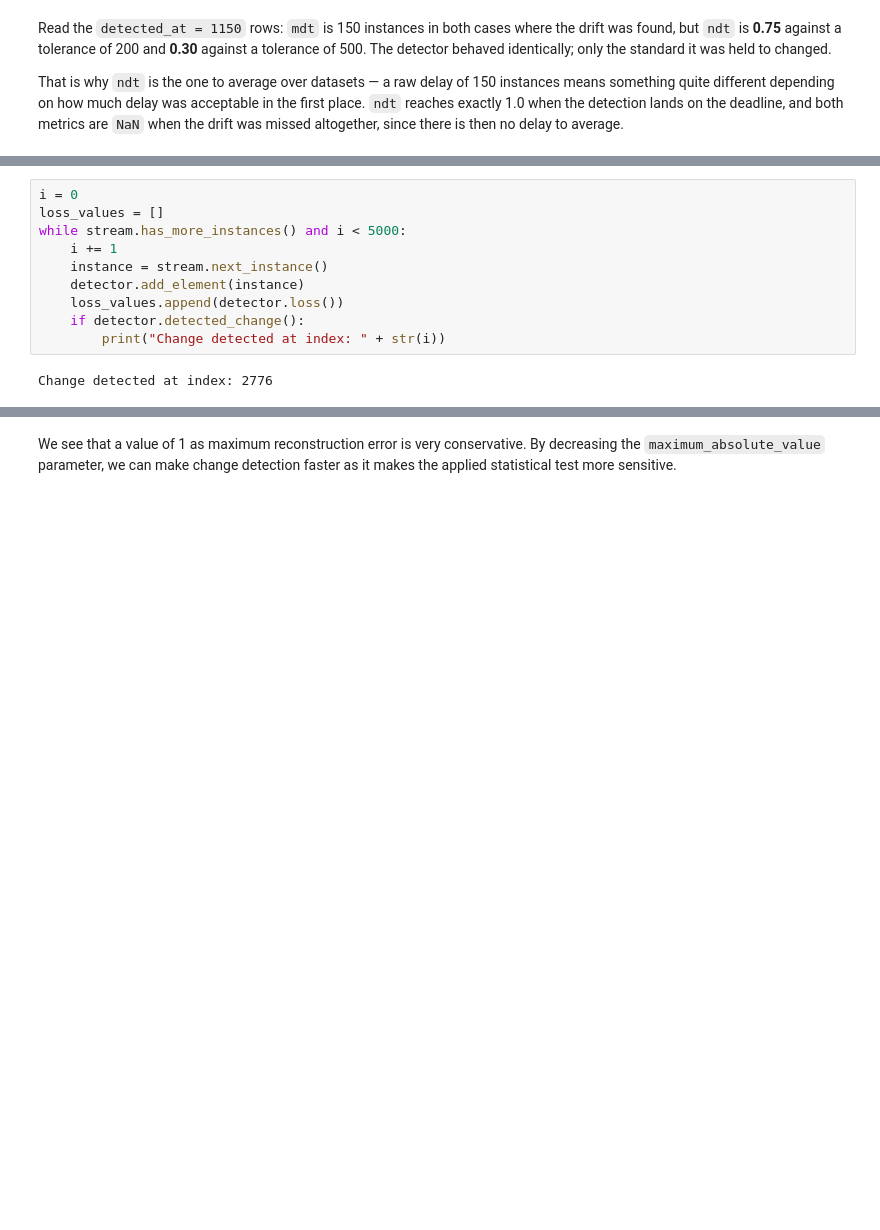
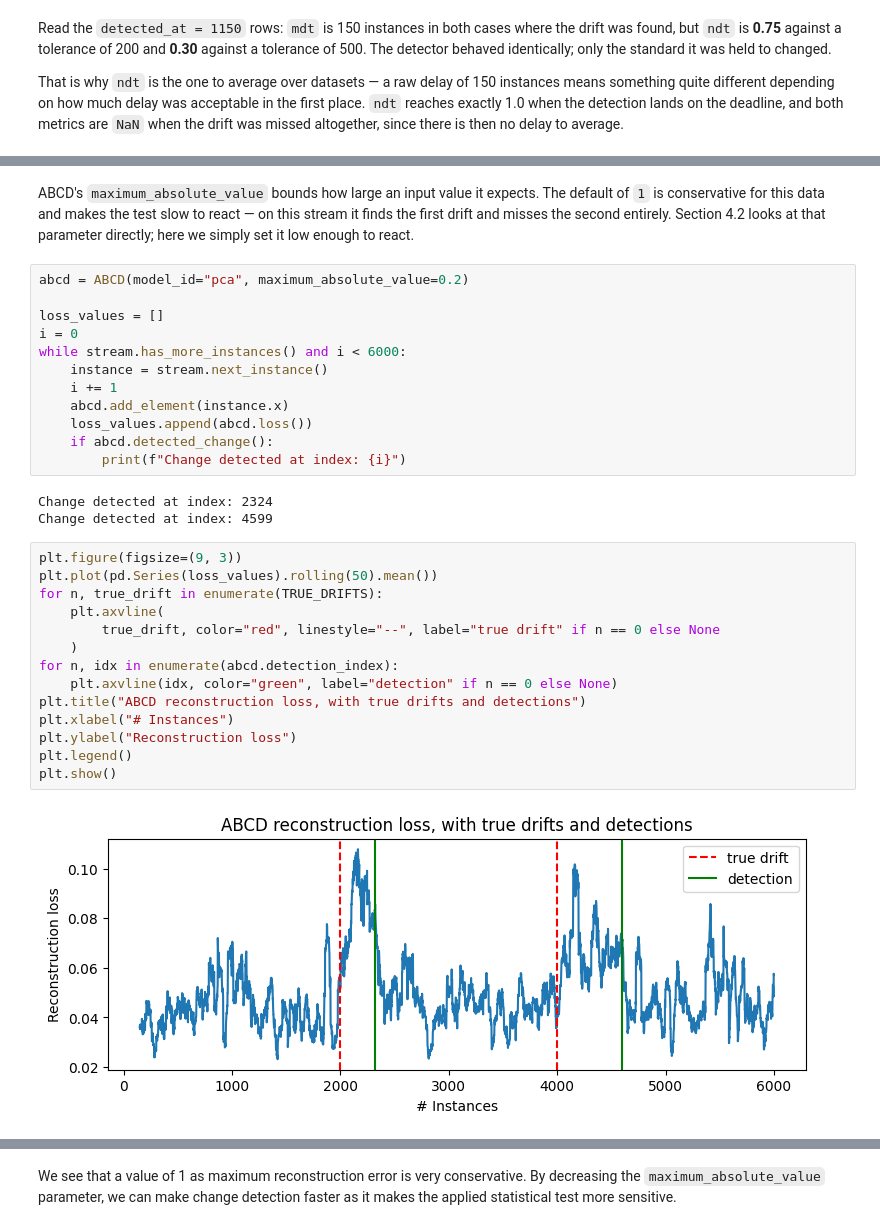
Before and after one commit to adaptive-machine-learning/CapyMOA, a Jupyter notebook: notebooks/drift_detection.ipynb, the cells around one changed output, grey strips where cells are left out. Saved outputs shown, nothing was run; the diff lists cells and outputs as text; blank space fills up the shorter version.

```diff
--- a/notebooks/drift_detection.ipynb
+++ b/notebooks/drift_detection.ipynb
@@ -183,12 +255,33 @@ stream = ElectricityTiny()
+# %% [markdown]
+ABCD's `maximum_absolute_value` bounds how large an input value it expects. The default of `1` is conservative for this data and makes the test slow to react — on this stream it finds the first drift and misses the second entirely. Section 4.2 looks at that parameter directly; here we simply set it low enough to react.
 # %%
+abcd = ABCD(model_id="pca", maximum_absolute_value=0.2)
+
+loss_values = []
 i = 0
-loss_values = []
-while stream.has_more_instances() and i < 5000:
+while stream.has_more_instances() and i < 6000:
+    instance = stream.next_instance()
     i += 1
-    instance = stream.next_instance()
-    detector.add_element(instance)
-    loss_values.append(detector.loss())
-    if detector.detected_change():
-        print("Change detected at index: " + str(i))
+    abcd.add_element(instance.x)
+    loss_values.append(abcd.loss())
+    if abcd.detected_change():
+        print(f"Change detected at index: {i}")
 # %% [output]
-Change detected at index: 2776
+Change detected at index: 2324
+Change detected at index: 4599
+# %%
+plt.figure(figsize=(9, 3))
+plt.plot(pd.Series(loss_values).rolling(50).mean())
+for n, true_drift in enumerate(TRUE_DRIFTS):
+    plt.axvline(
+        true_drift, color="red", linestyle="--", label="true drift" if n == 0 else None
+    )
+for n, idx in enumerate(abcd.detection_index):
+    plt.axvline(idx, color="green", label="detection" if n == 0 else None)
+plt.title("ABCD reconstruction loss, with true drifts and detections")
+plt.xlabel("# Instances")
+plt.ylabel("Reconstruction loss")
+plt.legend()
+plt.show()
+# %% [output]
+[figure, added]
```
Also changed, not shown: parts of 38 cells of this notebook.
